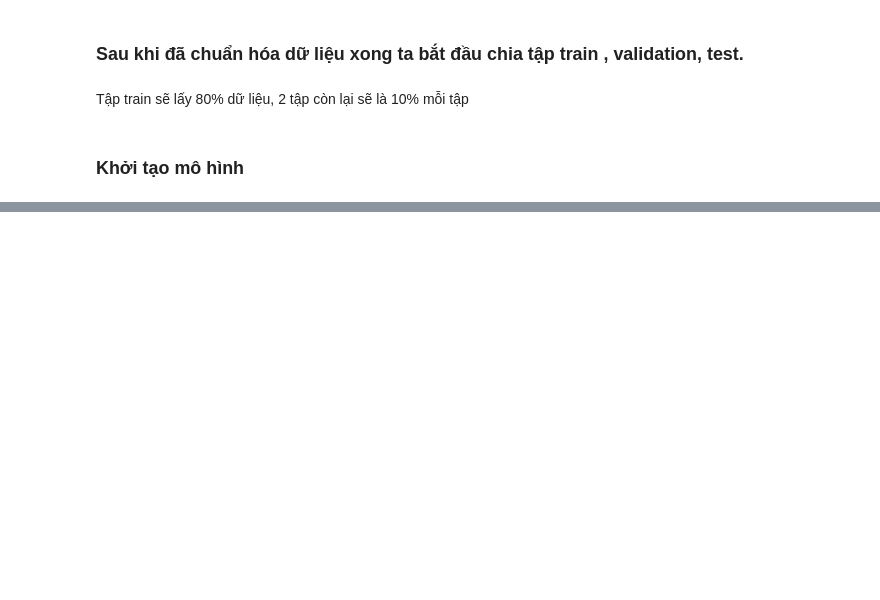
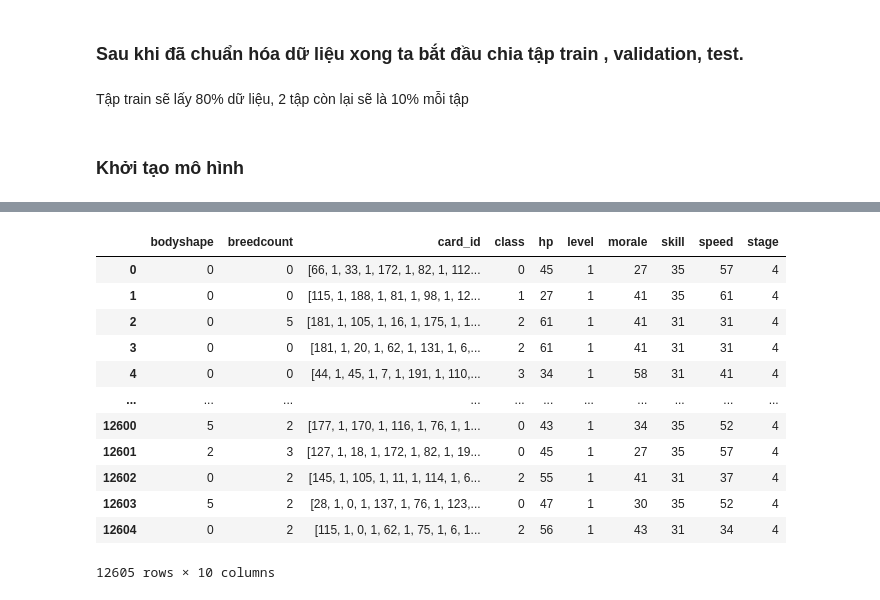
Before and after one commit to eddypop2000/DataScienceProject, a Jupyter notebook: DSProject.ipynb, the cells around one changed output, grey strips where cells are left out. Cells and saved outputs as stored; diff of their text form; code cells hidden in the pictures; blank space fills up the shorter version.

```diff
--- a/DSProject.ipynb
+++ b/DSProject.ipynb
@@ -1013,2 +968,24 @@ LOCAL_RANK: 0 - CUDA_VISIBLE_DEVICES: [0]
+# %%
+t = AXS_id_df.copy()
+# %%
+target = torch.Tensor(t.pop('price_eth').values)
+f = lambda x: 'card_{}'.format(x + 1)
+t = t.join(pd.DataFrame(t.pop('card_id').values.tolist()).rename(columns=f))
+features = torch.tensor(t.values)
+train_tensor = torch.utils.data.TensorDataset(features, target)
+# %% [output]
+|  | bodyshape | breedcount | card_id | class | hp | level | morale | skill | speed | stage |
+| 0 | 0 | 0 | [66, 1, 33, 1, 172, 1, 82, 1, 112... | 0 | 45 | 1 | 27 | 35 | 57 | 4 |
+| 1 | 0 | 0 | [115, 1, 188, 1, 81, 1, 98, 1, 12... | 1 | 27 | 1 | 41 | 35 | 61 | 4 |
+| 2 | 0 | 5 | [181, 1, 105, 1, 16, 1, 175, 1, 1... | 2 | 61 | 1 | 41 | 31 | 31 | 4 |
+| 3 | 0 | 0 | [181, 1, 20, 1, 62, 1, 131, 1, 6,... | 2 | 61 | 1 | 41 | 31 | 31 | 4 |
+| 4 | 0 | 0 | [44, 1, 45, 1, 7, 1, 191, 1, 110,... | 3 | 34 | 1 | 58 | 31 | 41 | 4 |
+| ... | ... | ... | ... | ... | ... | ... | ... | ... | ... | ... |
+| 12600 | 5 | 2 | [177, 1, 170, 1, 116, 1, 76, 1, 1... | 0 | 43 | 1 | 34 | 35 | 52 | 4 |
+| 12601 | 2 | 3 | [127, 1, 18, 1, 172, 1, 82, 1, 19... | 0 | 45 | 1 | 27 | 35 | 57 | 4 |
+| 12602 | 0 | 2 | [145, 1, 105, 1, 11, 1, 114, 1, 6... | 2 | 55 | 1 | 41 | 31 | 37 | 4 |
+| 12603 | 5 | 2 | [28, 1, 0, 1, 137, 1, 76, 1, 123,... | 0 | 47 | 1 | 30 | 35 | 52 | 4 |
+| 12604 | 0 | 2 | [115, 1, 0, 1, 62, 1, 75, 1, 6, 1... | 2 | 56 | 1 | 43 | 31 | 34 | 4 |
+12605 rows × 10 columns
 # %%
 # %% [output]
```
Also changed, not shown: parts of 15 cells of this notebook.
